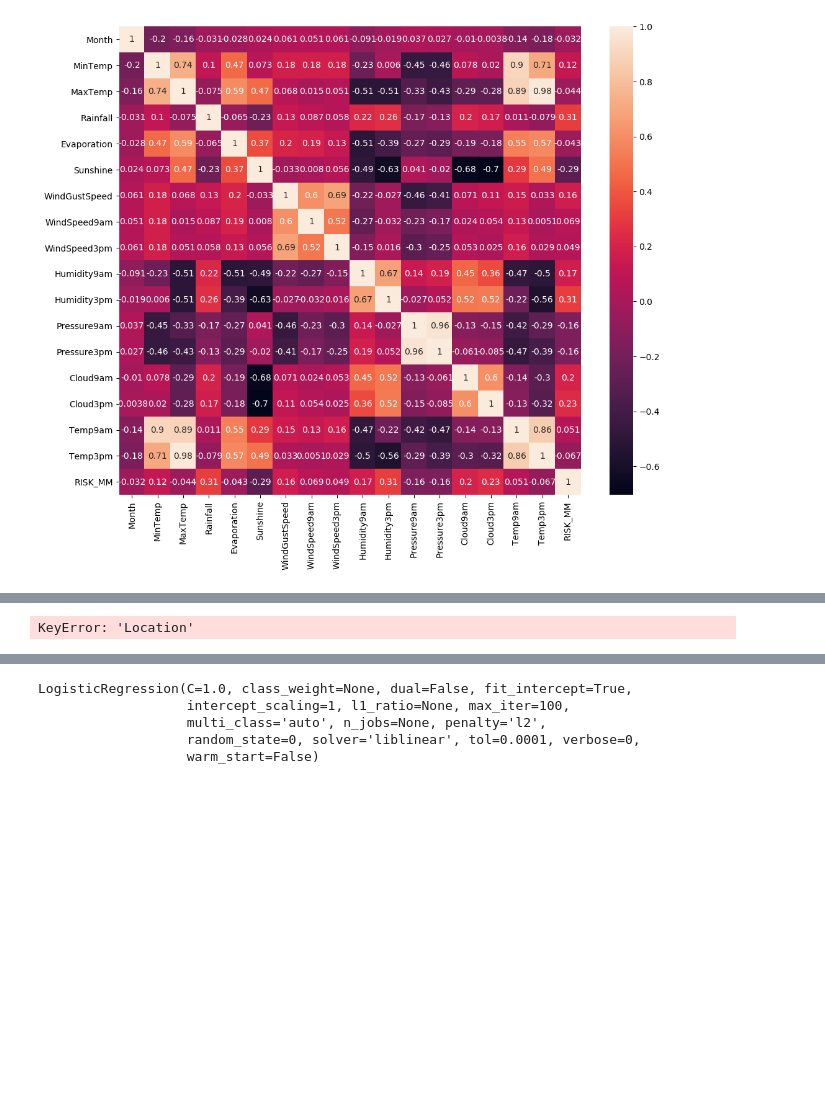
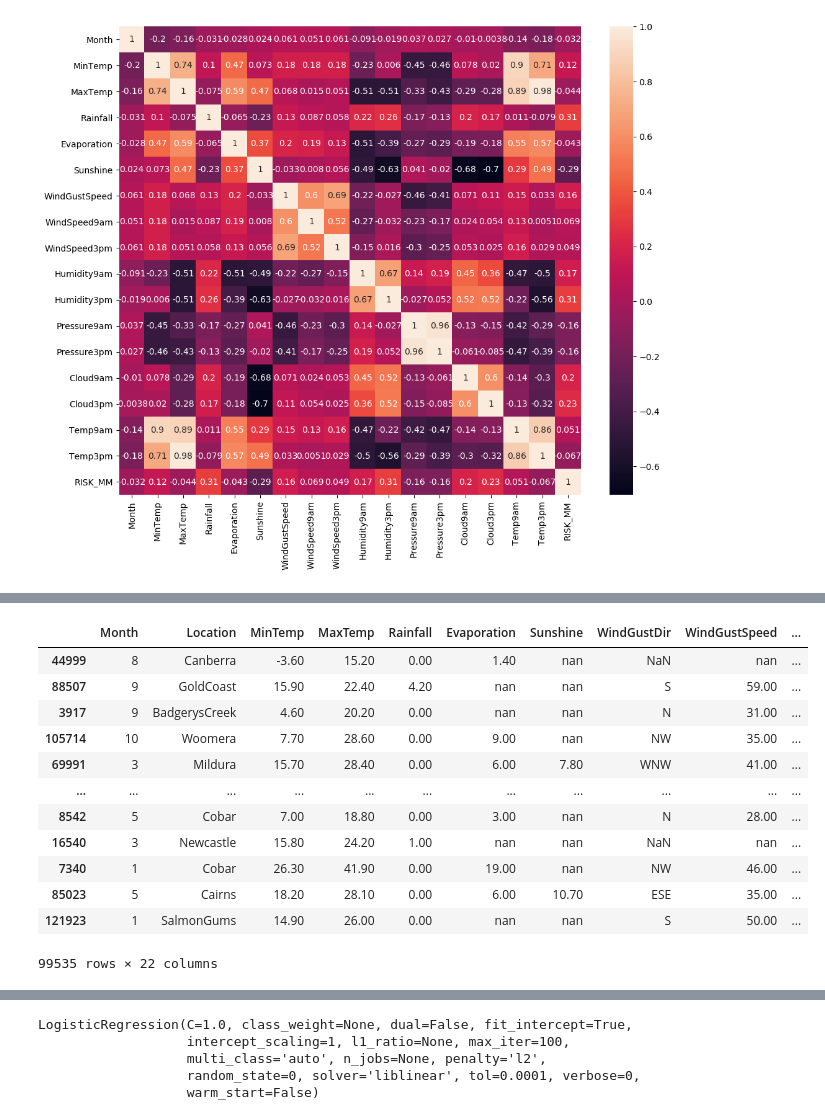
Before and after one commit to michalkaniewski/australia-rains, a Jupyter notebook: Weather forecast.ipynb, the cells around one changed output, grey strips where cells are left out. Saved outputs shown, nothing was run; the diff lists cells and outputs as text; code cells hidden in the pictures; blank space fills up the shorter version.

```diff
--- a/Weather forecast.ipynb
+++ b/Weather forecast.ipynb
@@ -65,39 +99,62 @@ ave.loc['Adelaide'].iloc[1][0]
 # %%
-def fill_month_numeric(atr):
-    splitted_data = df.groupby(by=[df.Location, df.Month]).transform(lambda x: x.fillna(x.median()))
+# def fill_month_numeric(atr):
+#     splitted_data = df.groupby(by=[df.Location, df.Month]).transform(lambda x: x.fillna(x.median()))
 
-def fill_month_categ(atr):
-    df[atr] = df.groupby(by=[df.Location, df.Month]).transform(lambda x: x.fillna(x.mode()))
+# def fill_month_categ(atr):
+#     df[atr] = df.groupby(by=[df.Location, df.Month]).transform(lambda x: x.fillna(x.mode()))
 
 
-for atr in columns_categ:
-    fill_month_categ(atr)
+# for atr in columns_categ:
+#     fill_month_categ(atr)
 
-for atr in columns_numeric:
-    fill_month_numeric(atr)
+# for atr in columns_numeric:
+#     fill_month_numeric(atr)
+
+median_numeric = splitted_data['x_train'].groupby([splitted_data['x_train']['Location'],
+                                        splitted_data['x_train']['Month']]).median()
+
+for col in columns_numeric:
+    for location in df.Location.unique():
+        for month in range(1, 13):
+             splitted_data['x_train'].loc[(splitted_data['x_train'].Location == location)
+                        & (splitted_data['x_train'].Month == month)].fillna(value=median_numeric.loc[location].iloc[month][col])
+
+
 
 # for col in columns_numeric:
 #     col_median=splitted_data['x_train'][col].median()
 #     splitted_data['x_train'][col].fillna(col_median, inplace=True)
 
 
 # for col in columns_numeric:
 #     col_median=splitted_data['x_test'][col].median()
 #     splitted_data['x_test'][col].fillna(col_median, inplace=True)
 
 
 # for col in columns_categ:
 #     col_mode=splitted_data['x_train'][col].mode()[0]
 #     splitted_data['x_train'][col].fillna(col_mode, inplace=True)
 
 
 # for col in columns_categ:
 #     col_mode=splitted_data['x_test'][col].mode()[0]
 #     splitted_data['x_test'][col].fillna(col_mode, inplace=True)
 
 splitted_data['x_train']
 # %% [output]
+|  | Month | Location | MinTemp | MaxTemp | Rainfall | Evaporation | Sunshine | WindGustDir | WindGustSpeed | ... |
+| 44999 | 8 | Canberra | -3.60 | 15.20 | 0.00 | 1.40 | nan | NaN | nan | ... |
+| 88507 | 9 | GoldCoast | 15.90 | 22.40 | 4.20 | nan | nan | S | 59.00 | ... |
+| 3917 | 9 | BadgerysCreek | 4.60 | 20.20 | 0.00 | nan | nan | N | 31.00 | ... |
+| 105714 | 10 | Woomera | 7.70 | 28.60 | 0.00 | 9.00 | nan | NW | 35.00 | ... |
+| 69991 | 3 | Mildura | 15.70 | 28.40 | 0.00 | 6.00 | 7.80 | WNW | 41.00 | ... |
+| ... | ... | ... | ... | ... | ... | ... | ... | ... | ... | ... |
+| 8542 | 5 | Cobar | 7.00 | 18.80 | 0.00 | 3.00 | nan | N | 28.00 | ... |
+| 16540 | 3 | Newcastle | 15.80 | 24.20 | 1.00 | nan | nan | NaN | nan | ... |
+| 7340 | 1 | Cobar | 26.30 | 41.90 | 0.00 | 19.00 | nan | NW | 46.00 | ... |
+| 85023 | 5 | Cairns | 18.20 | 28.10 | 0.00 | 6.00 | 10.70 | ESE | 35.00 | ... |
+| 121923 | 1 | SalmonGums | 14.90 | 26.00 | 0.00 | nan | nan | S | 50.00 | ... |
-KeyError: 'Location'
+99535 rows × 22 columns
 # %%
 
 for col in columns_numeric:
```
Also changed, not shown: parts of 8 cells of this notebook.
